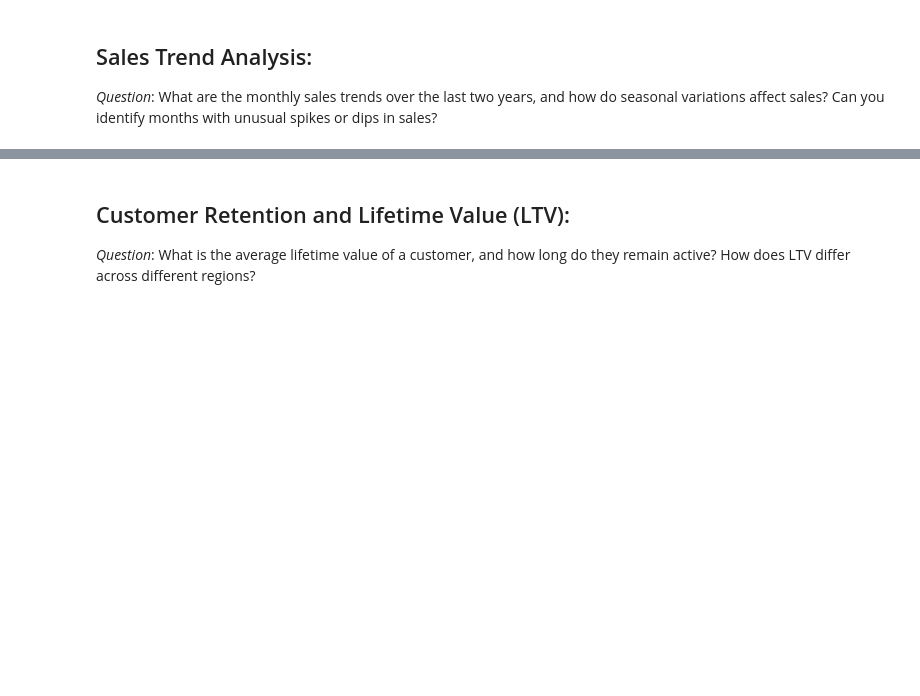
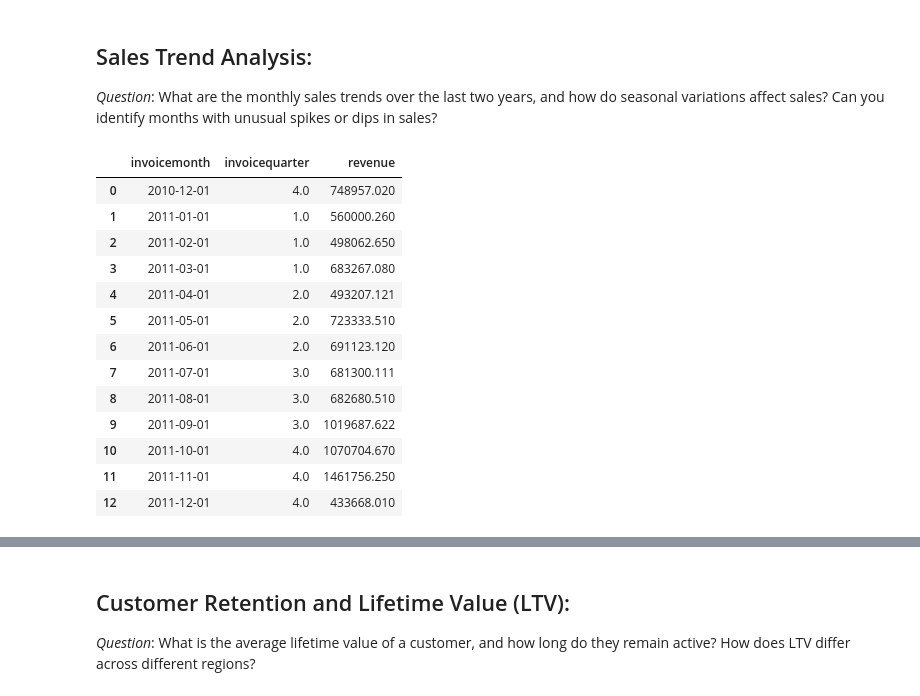
Before and after one commit to Ability014/olc_business_problems_with_sql, a Jupyter notebook: Solving Biz Problems with SQL.ipynb, the cells around one changed output, grey strips where cells are left out. Cells and saved outputs as stored; diff of their text form; code cells hidden in the pictures; blank space fills up the shorter version.

```diff
--- a/Solving Biz Problems with SQL.ipynb
+++ b/Solving Biz Problems with SQL.ipynb
@@ -419,3 +419,35 @@ pd.read_sql(query, engine)
 ## Sales Trend Analysis:
 
 *Question*: What are the monthly sales trends over the last two years, and how do seasonal variations affect sales? Can you identify months with unusual spikes or dips in sales?
+# %%
+## What are the monthly sales trends over the last two years, and how do seasonal variations affect sales?
+## Can you identify months with unusual spikes or dips in sales?
+
+query = """
+WITH monthly_revenue As (
+SELECT CAST(to_char(cast("InvoiceDate" as Date), 'YYYY-MM-01') as Date) as InvoiceMonth,
+extract(QUARTER FROM cast("InvoiceDate" as Date)) as InvoiceQuarter,
+SUM("UnitPrice"*"Quantity") as Revenue
+FROM public.ecommerce_olc11
+GROUP BY 1, 2)
+SELECT *
+FROM monthly_revenue
+order by 1
+"""
+mon_rev_df = pd.read_sql(query, engine)
+mon_rev_df
+# %% [output]
+|  | invoicemonth | invoicequarter | revenue |
+| 0 | 2010-12-01 | 4.0 | 748957.020 |
+| 1 | 2011-01-01 | 1.0 | 560000.260 |
+| 2 | 2011-02-01 | 1.0 | 498062.650 |
+| 3 | 2011-03-01 | 1.0 | 683267.080 |
+| 4 | 2011-04-01 | 2.0 | 493207.121 |
+| 5 | 2011-05-01 | 2.0 | 723333.510 |
+| 6 | 2011-06-01 | 2.0 | 691123.120 |
+| 7 | 2011-07-01 | 3.0 | 681300.111 |
+| 8 | 2011-08-01 | 3.0 | 682680.510 |
+| 9 | 2011-09-01 | 3.0 | 1019687.622 |
+| 10 | 2011-10-01 | 4.0 | 1070704.670 |
+| 11 | 2011-11-01 | 4.0 | 1461756.250 |
+| 12 | 2011-12-01 | 4.0 | 433668.010 |
```
Also changed, not shown: parts of 7 cells of this notebook.
